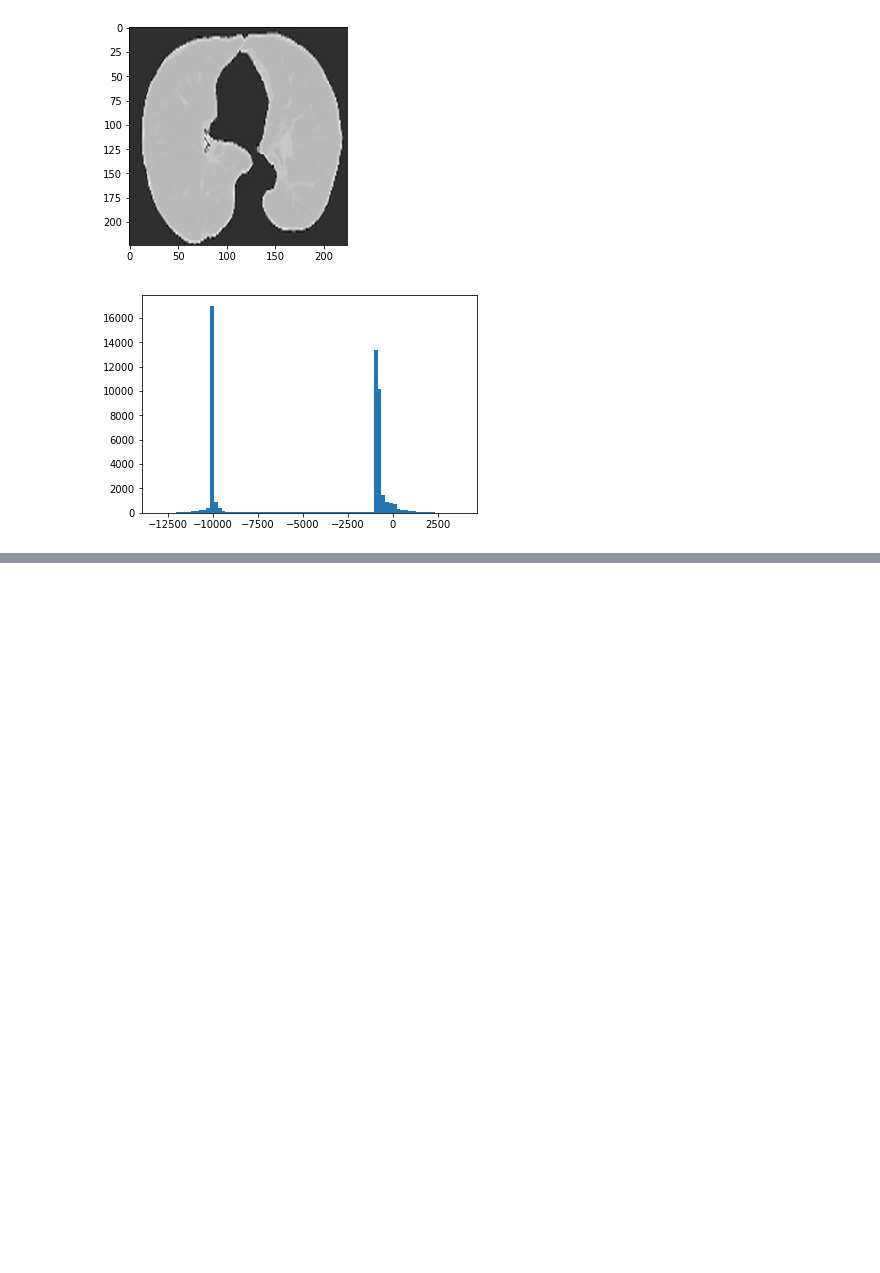
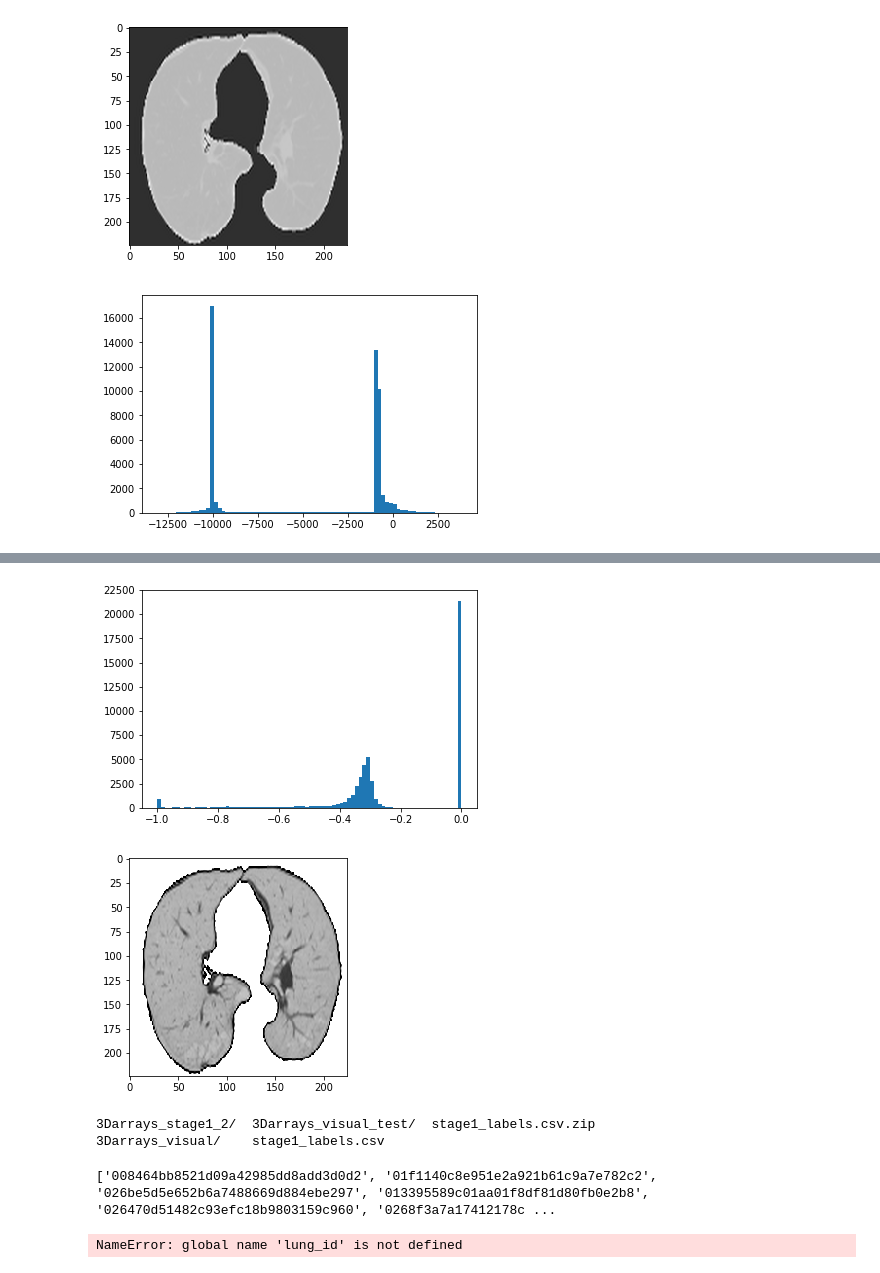
Before and after one commit to jwde/lungcancerDL, a Jupyter notebook: tensorflow-vgg/Lungs.ipynb, the cells around one changed output, grey strips where cells are left out. Drawn from its saved outputs; the diff is of its cells as text; code cells hidden in the pictures; blank space fills up the shorter version.

```diff
--- a/tensorflow-vgg/Lungs.ipynb
+++ b/tensorflow-vgg/Lungs.ipynb
@@ -234,0 +247,13 @@ plt.show()
+# %%
+sys.path.append('../src')
+from lung_utils import *
+
+data = get_lung_dataset_batch(lungs_dir, labels_file, 5, 0)
+img = data['X_train'][30,:,:,0][:]
+processed = hu_to_visual_features(img, HU_MIN, HU_MAX)
+plt.hist(processed.flatten(), bins=80)
+plt.show()
+show_img(processed)
+# %% [output]
+[figure, added]
+[figure, added]
@@ -234,0 +307,31 @@ plt.show()
+# %%
+ls ../input
+# %% [output]
+3Darrays_stage1_2/  3Darrays_visual_test/  stage1_labels.csv.zip
+3Darrays_visual/    stage1_labels.csv
+# %%
+### Look at images dumped hu_to_visual to check...
+import os
+import numpy as np
+INPUT_FOLDER = '../input/3Darrays_visual_test/'
+patients = os.listdir(INPUT_FOLDER)
+patients.sort()
+lung_files = [os.path.splitext(f)[0] for f in os.listdir(INPUT_FOLDER)]
+print lung_files[:10]
+
+def lung_to_path(lung_id):
+    return INPUT_FOLDER + lung_id + ".npy"
+def load_lung(lung_id):
+    return np.load(lung_to_path(lung_id))
+def get_random_lung():
+    random_lung_id = np.random.choice(lung_files, 1)[0]
+    return load_lung(random_lung_id), lung_id
+# %% [output]
+['008464bb8521d09a42985dd8add3d0d2', '01f1140c8e951e2a921b61c9a7e782c2', '026be5d5e652b6a7488669d884ebe297', '013395589c01aa01f8df81d80fb0e2b8', '026470d51482c93efc18b9803159c960', '0268f3a7a17412178c ...
+# %%
+lung, lung_id = get_random_lung()
+slice = lung[20]
+print lung_id
+show_img(slice)
+# %% [output]
+NameError: global name 'lung_id' is not defined
```
Also changed, not shown: parts of 27 cells of this notebook, 5 other files.
